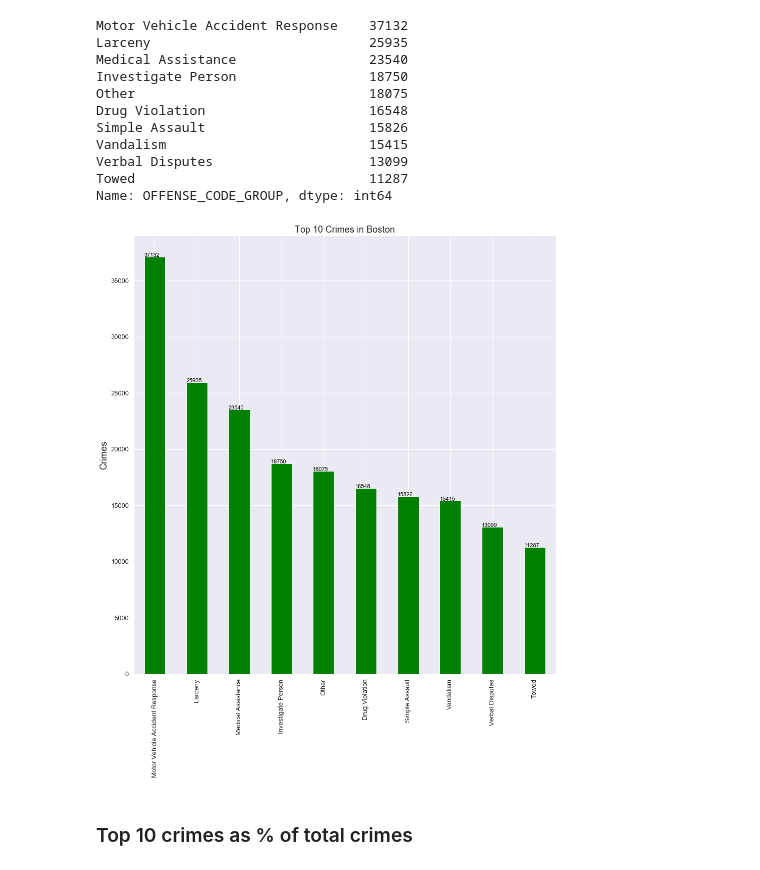
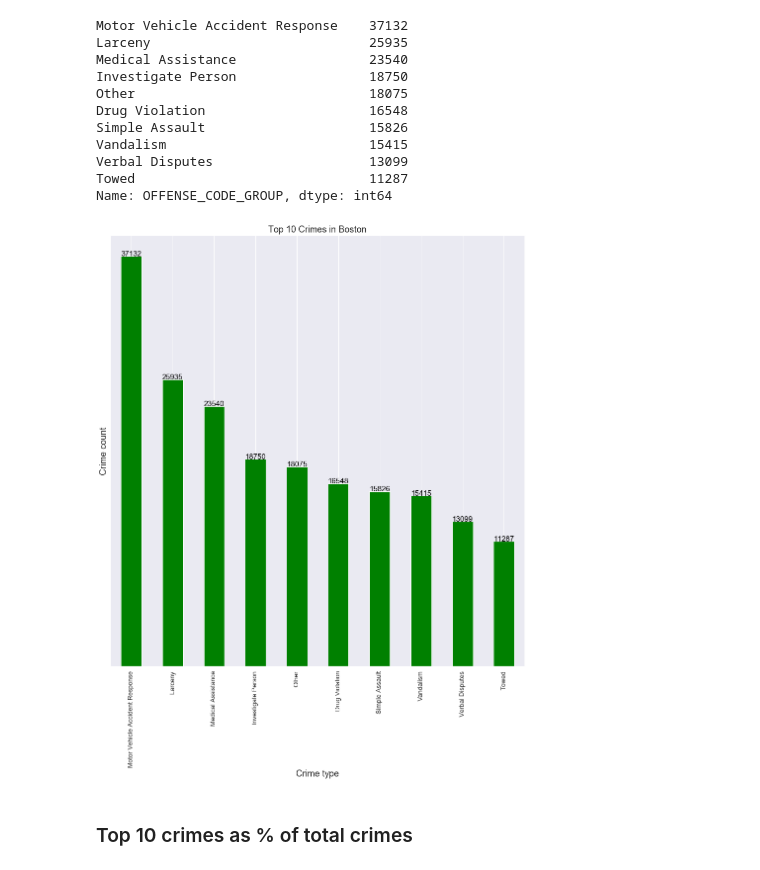
Before and after one commit to ValdemarQ/boston-crimes, a Jupyter notebook: Project 2 - Working with data, pandas & graphs.ipynb, the cells around one changed output. Cells and saved outputs as stored; diff of their text form; code cells hidden in the pictures.

```diff
--- a/Project 2 - Working with data, pandas & graphs.ipynb
+++ b/Project 2 - Working with data, pandas & graphs.ipynb
@@ -134,16 +134,18 @@ Name: OFFENSE_CODE_GROUP, dtype: int64
 # %%
 ax = offense_groups_top10.plot(kind='bar', figsize=(15,16), color="green", fontsize=13);
 ax.set_alpha(0.8)
 ax.set_title("Top 10 Crimes in Boston", fontsize=18)
-ax.set_ylabel("Crimes", fontsize=18);
+ax.set_ylabel("Crime count", fontsize=18);
+ax.set_xlabel("Crime type", fontsize=18);
+plt.yticks([])
 
 # set individual bar lables using above list
 for i in ax.patches:
     # get_x pulls left or right; get_height pushes up or down
     ax.text(i.get_x(), i.get_height(), \
-            str(round((i.get_height()), 2)), fontsize=11, color='black')
+            str(round((i.get_height()), 2)), fontsize=15, color='black')
 # %% [output]
-[figure, old version]
+[figure, new version]
 # %% [markdown]
 ### Top 10 crimes as % of total crimes
 # %%
```
Also changed, not shown: parts of 9 cells of this notebook.
